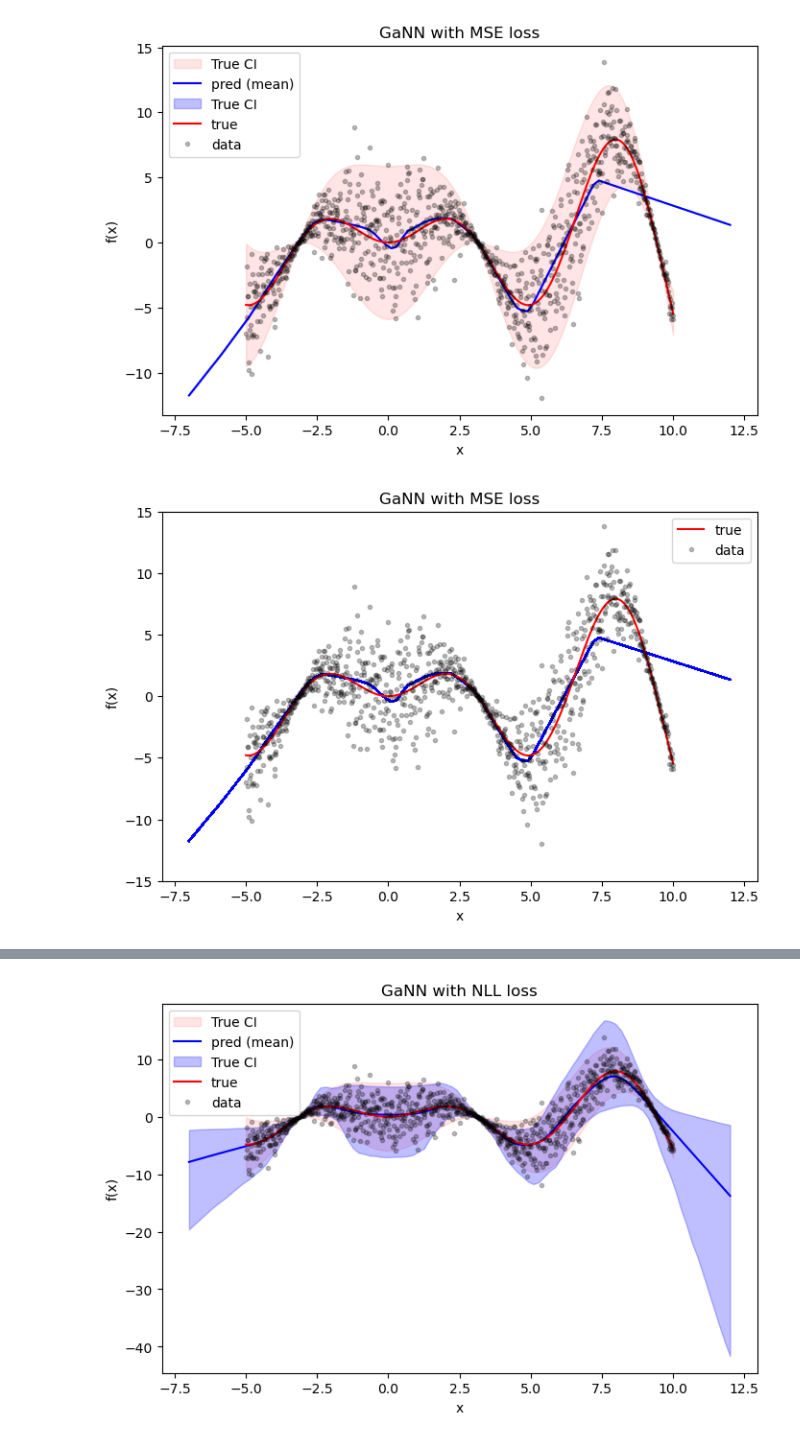
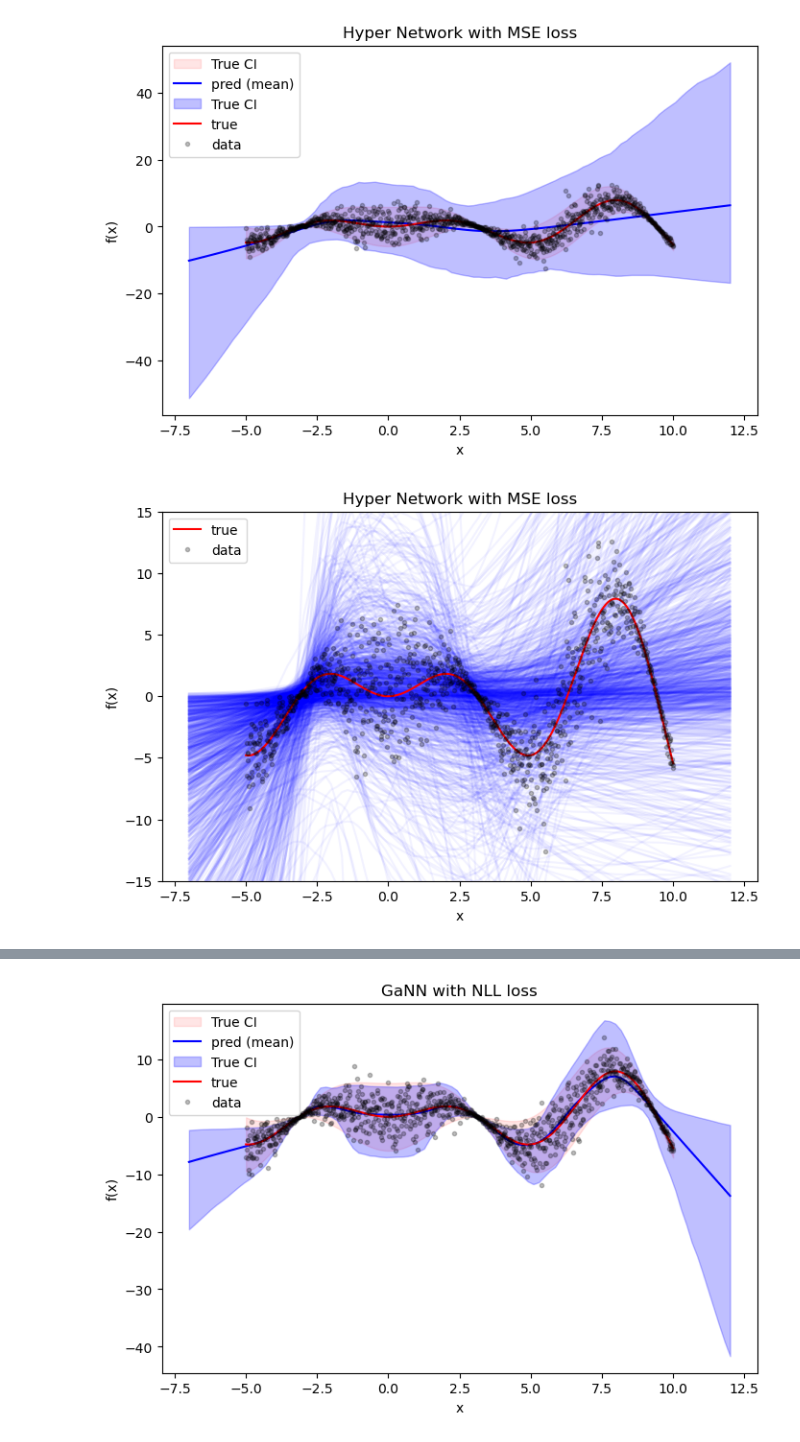
Before and after one commit to nathanieljevans/hypernet, a Jupyter notebook: notebooks/01_basic.ipynb, the cells around one changed output, grey strips where cells are left out. Cells and saved outputs as stored; diff of their text form; code cells hidden in the pictures.

```diff
--- a/notebooks/01_basic.ipynb
+++ b/notebooks/01_basic.ipynb
@@ -27,12 +17,24 @@ compile = False
+# %%
+num_epochs = 50
+samples = 100
+batch_size = 250
+lr = 1e-4
+obj = 'edl'
+
+hnet_kwargs = {'stochastic_channels':5,
+               'width':100,
+               'learn_pz':False,
+               'nvp_kwargs':{'hidden_dim':10,
+                             'num_layers':4,
+                             'nonlin':'relu',
+                             'mask_type':'alternating'}}
+
+mlp_kwargs = {'hidden_channels':50,
+              'layers':2}
 # %%
-mlp_kwargs = model_kwargs={'hidden_channels':hidden_channels,
-                           'layers':layers}
 
-hnet_kwargs = {'stochastic_channels':gaussian_channels,
-               'width':width}
-
-model, losses = train_hnet(x.view(-1,1),y.view(-1,1), loss_fn='mse', mlp_kwargs=mlp_kwargs, hnet_kwargs=hnet_kwargs,
-                        lr=lr, batch_size=batch_size, num_epochs=num_epochs, compile=compile)
+model, losses = train_hnet(x.view(-1,1),y.view(-1,1), loss_fn=obj, mlp_kwargs=mlp_kwargs, hnet_kwargs=hnet_kwargs,
+                        lr=lr, batch_size=batch_size, num_epochs=num_epochs)
 
 plt.figure()
 plt.plot(losses)
@@ -43,12 +45,12 @@ progress: 999/1000 --> loss: 6.6506
 # %%
 x2 = torch.linspace(-7,12,100)
 yhat = model(x2.unsqueeze(1), 1000)
 
-utils.plot1d(x,y,y_true,true_lcb,true_ucb, x2, yhat, title='GaNN with MSE loss')
-utils.plot1d(x,y,y_true,true_lcb,true_ucb, x2, yhat, title='GaNN with MSE loss', plot_ci=False, ylim=(-15,15))
+utils.plot1d(x,y,y_true,true_lcb,true_ucb, x2, yhat, title='Hyper Network with MSE loss')
+utils.plot1d(x,y,y_true,true_lcb,true_ucb, x2, yhat, title='Hyper Network with MSE loss', plot_ci=False, ylim=(-15,15))
 # %% [output]
-[figure, old version]
+[figure, new version]
-[figure, old version]
+[figure, new version]
 # %%
 mlp_kwargs = model_kwargs={'hidden_channels':hidden_channels,
                            'layers':layers}
```
Also changed, not shown: parts of 5 cells of this notebook, 8 other files.
